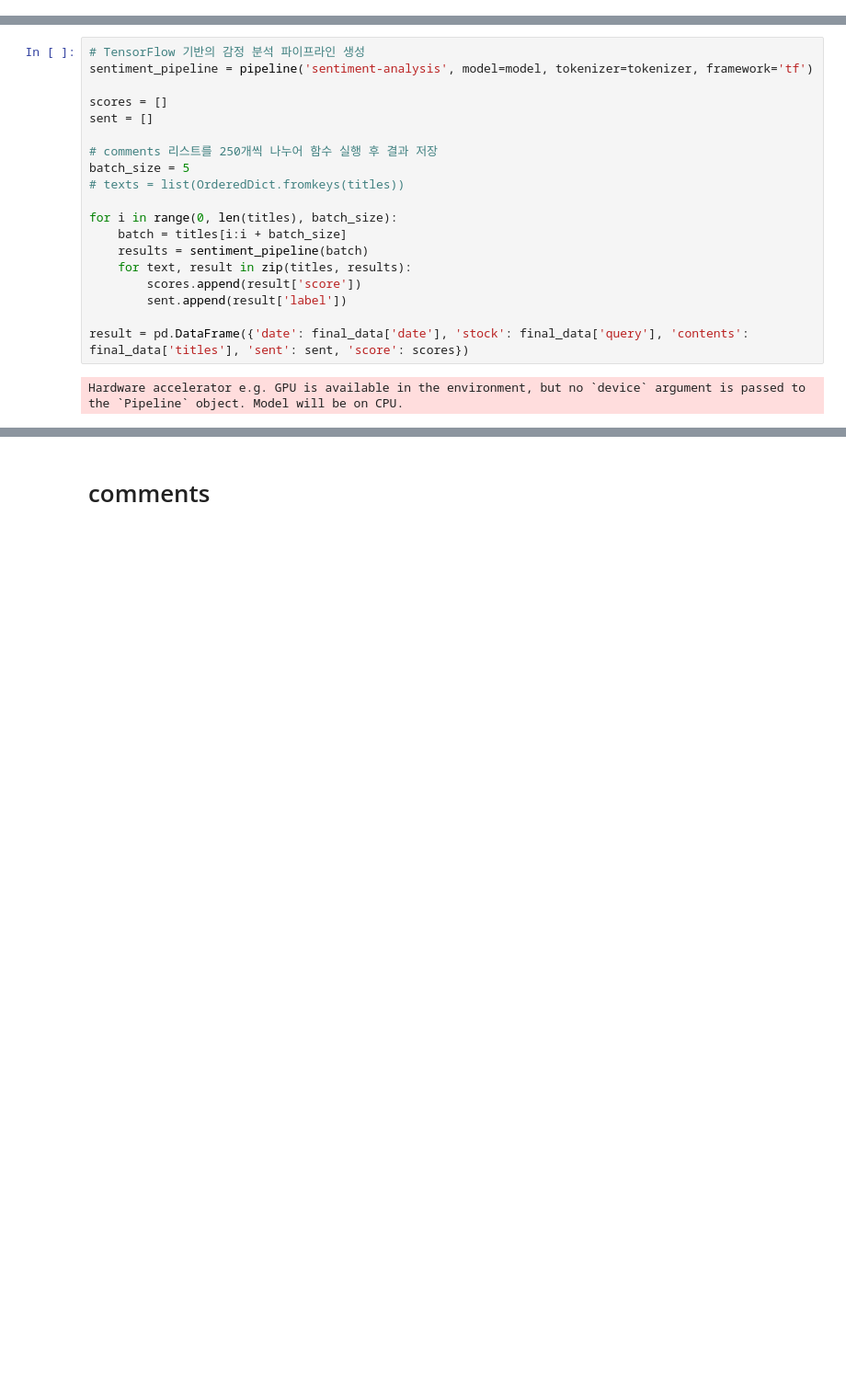
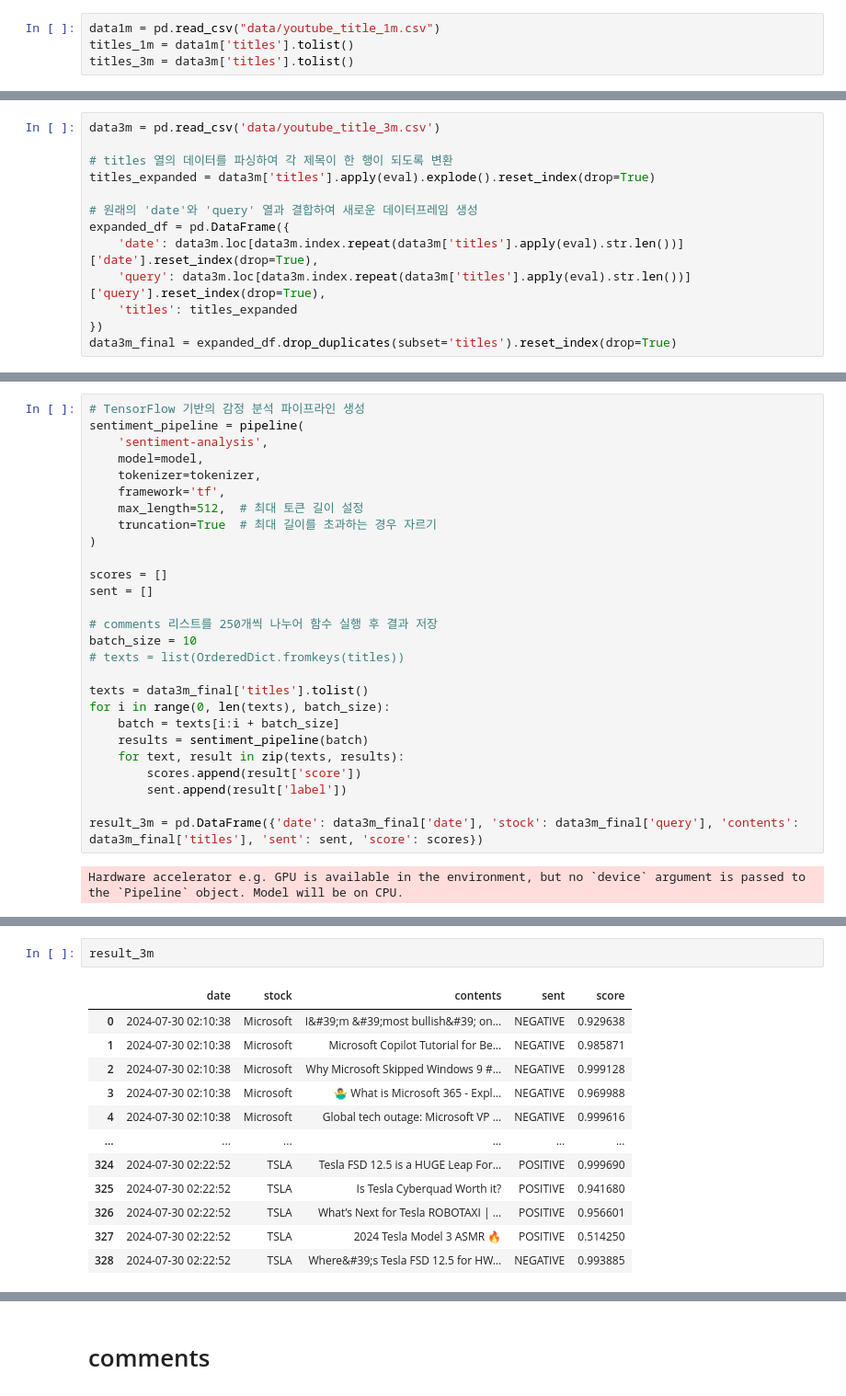
Before and after one commit to Jihee-Lee-326/Stock-info-archive, a Jupyter notebook: manjokdo_youtube.ipynb, the cells around one changed output, grey strips where cells are left out. Shown at 92% size. Saved outputs shown, nothing was run; the diff lists cells and outputs as text; blank space fills up the shorter version.

```diff
--- a/manjokdo_youtube.ipynb
+++ b/manjokdo_youtube.ipynb
@@ -185,3 +233,7 @@ All PyTorch model weights were used when initializing TFDistilBertForSequenceCla
 
 All the weights of TFDistilBertForSequenceClassification were initialized from the PyTorch model.
 If your task is similar to the task the model of the checkpoint was trained on, you can already use TFDistilBertForSequenceClassification for predictions without further training.
+# %%
+data1m = pd.read_csv("data/youtube_title_1m.csv")
+titles_1m = data1m['titles'].tolist()
+titles_3m = data3m['titles'].tolist()
@@ -187,0 +298,13 @@ If your task is similar to the task the model of the checkpoint was trained on,
+# %%
+data3m = pd.read_csv('data/youtube_title_3m.csv')
+
+# titles 열의 데이터를 파싱하여 각 제목이 한 행이 되도록 변환
+titles_expanded = data3m['titles'].apply(eval).explode().reset_index(drop=True)
+
+# 원래의 'date'와 'query' 열과 결합하여 새로운 데이터프레임 생성
+expanded_df = pd.DataFrame({
+    'date': data3m.loc[data3m.index.repeat(data3m['titles'].apply(eval).str.len())]['date'].reset_index(drop=True),
+    'query': data3m.loc[data3m.index.repeat(data3m['titles'].apply(eval).str.len())]['query'].reset_index(drop=True),
+    'titles': titles_expanded
+})
+data3m_final = expanded_df.drop_duplicates(subset='titles').reset_index(drop=True)
@@ -188,21 +365,29 @@ If your task is similar to the task the model of the checkpoint was trained on,
 # %%
 # TensorFlow 기반의 감정 분석 파이프라인 생성
-sentiment_pipeline = pipeline('sentiment-analysis', model=model, tokenizer=tokenizer, framework='tf')
+sentiment_pipeline = pipeline(
+    'sentiment-analysis',
+    model=model,
+    tokenizer=tokenizer,
+    framework='tf',
+    max_length=512,  # 최대 토큰 길이 설정
+    truncation=True  # 최대 길이를 초과하는 경우 자르기
+)
 
 scores = []
 sent = []
 
 # comments 리스트를 250개씩 나누어 함수 실행 후 결과 저장
-batch_size = 5
+batch_size = 10
 # texts = list(OrderedDict.fromkeys(titles))
 
-for i in range(0, len(titles), batch_size):
-    batch = titles[i:i + batch_size]
+texts = data3m_final['titles'].tolist()
+for i in range(0, len(texts), batch_size):
+    batch = texts[i:i + batch_size]
     results = sentiment_pipeline(batch)
-    for text, result in zip(titles, results):
+    for text, result in zip(texts, results):
         scores.append(result['score'])
         sent.append(result['label'])
 
-result = pd.DataFrame({'date': final_data['date'], 'stock': final_data['query'], 'contents': final_data['titles'], 'sent': sent, 'score': scores})
+result_3m = pd.DataFrame({'date': data3m_final['date'], 'stock': data3m_final['query'], 'contents': data3m_final['titles'], 'sent': sent, 'score': scores})
 # %% [output]
 Hardware accelerator e.g. GPU is available in the environment, but no `device` argument is passed to the `Pipeline` object. Model will be on CPU.
@@ -226,0 +394,15 @@ result.to_csv("youtube_title_sent_anal.csv")
+# %%
+result_3m
+# %% [output]
+|  | date | stock | contents | sent | score |
+| 0 | 2024-07-30 02:10:38 | Microsoft | I&#39;m &#39;most bullish&#39; on... | NEGATIVE | 0.929638 |
+| 1 | 2024-07-30 02:10:38 | Microsoft | Microsoft Copilot Tutorial for Be... | NEGATIVE | 0.985871 |
+| 2 | 2024-07-30 02:10:38 | Microsoft | Why Microsoft Skipped Windows 9 #... | NEGATIVE | 0.999128 |
+| 3 | 2024-07-30 02:10:38 | Microsoft | 🤷‍♂️ What is Microsoft 365 - Expl... | NEGATIVE | 0.969988 |
+| 4 | 2024-07-30 02:10:38 | Microsoft | Global tech outage: Microsoft VP ... | NEGATIVE | 0.999616 |
+| ... | ... | ... | ... | ... | ... |
+| 324 | 2024-07-30 02:22:52 | TSLA | Tesla FSD 12.5 is a HUGE Leap For... | POSITIVE | 0.999690 |
+| 325 | 2024-07-30 02:22:52 | TSLA | Is Tesla Cyberquad Worth it? | POSITIVE | 0.941680 |
+| 326 | 2024-07-30 02:22:52 | TSLA | What’s Next for Tesla ROBOTAXI | ... | POSITIVE | 0.956601 |
+| 327 | 2024-07-30 02:22:52 | TSLA | 2024 Tesla Model 3 ASMR 🔥 | POSITIVE | 0.514250 |
+| 328 | 2024-07-30 02:22:52 | TSLA | Where&#39;s Tesla FSD 12.5 for HW... | NEGATIVE | 0.993885 |
```
Also changed, not shown: parts of 16 cells of this notebook, 10 other files.
